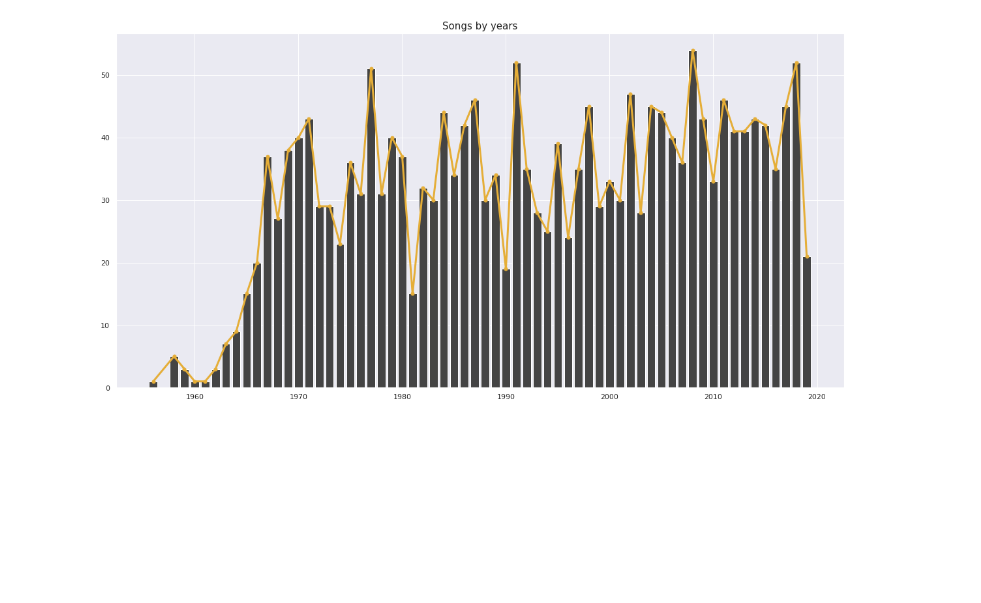
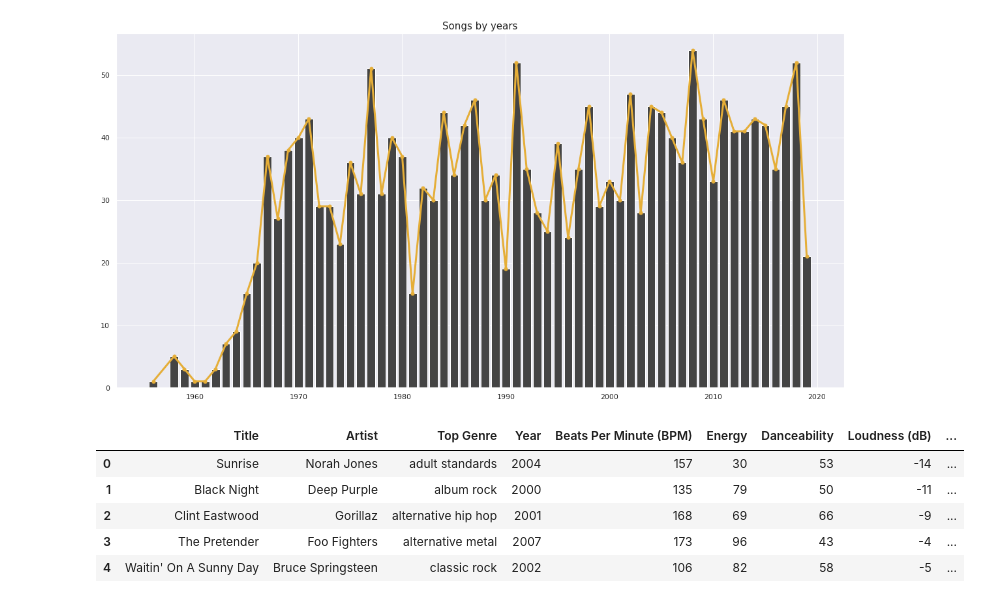
Before and after one commit to danielrodriguez007/Data_Analysis, a Jupyter notebook: Clustering_Music.ipynb, the cells around one changed output. Drawn from its saved outputs; the diff is of its cells as text; code cells hidden in the pictures; blank space fills up the shorter version.

Commit message:
Clustering_Music

```diff
--- a/Clustering_Music.ipynb
+++ b/Clustering_Music.ipynb
@@ -80,3 +80,31 @@ plt.title("Songs by years", fontsize=15)
 plt.show()
 # %% [output]
 [figure]
+# %%
+data2 = data[["Beats Per Minute (BPM)", "Loudness (dB)",
+              "Liveness", "Valence", "Acousticness",
+              "Speechiness"]]
+
+from sklearn.preprocessing import MinMaxScaler
+for i in data.columns:
+  MinMaxScaler(i)
+
+from sklearn.cluster import KMeans
+kmeans = KMeans(n_clusters=10)
+clusters = kmeans.fit_predict(data2)
+# %%
+data["Music Segments"] = clusters
+MinMaxScaler(data["Music Segments"])
+data["Music Segments"] = data["Music Segments"].map({1: "Cluster 1", 2:
+    "Cluster 2", 3: "Cluster 3", 4: "Cluster 4", 5: "Cluster 5",
+    6: "Cluster 6", 7: "Cluster 7", 8: "Cluster 8",
+    9: "Cluster 9", 10: "Cluster 10"})
+# %%
+data.head()
+# %% [output]
+|  | Title | Artist | Top Genre | Year | Beats Per Minute (BPM) | Energy | Danceability | Loudness (dB) | ... |
+| 0 | Sunrise | Norah Jones | adult standards | 2004 | 157 | 30 | 53 | -14 | ... |
+| 1 | Black Night | Deep Purple | album rock | 2000 | 135 | 79 | 50 | -11 | ... |
+| 2 | Clint Eastwood | Gorillaz | alternative hip hop | 2001 | 168 | 69 | 66 | -9 | ... |
+| 3 | The Pretender | Foo Fighters | alternative metal | 2007 | 173 | 96 | 43 | -4 | ... |
+| 4 | Waitin' On A Sunny Day | Bruce Springsteen | classic rock | 2002 | 106 | 82 | 58 | -5 | ... |
```
Also changed, not shown: parts of 1 cell of this notebook.
